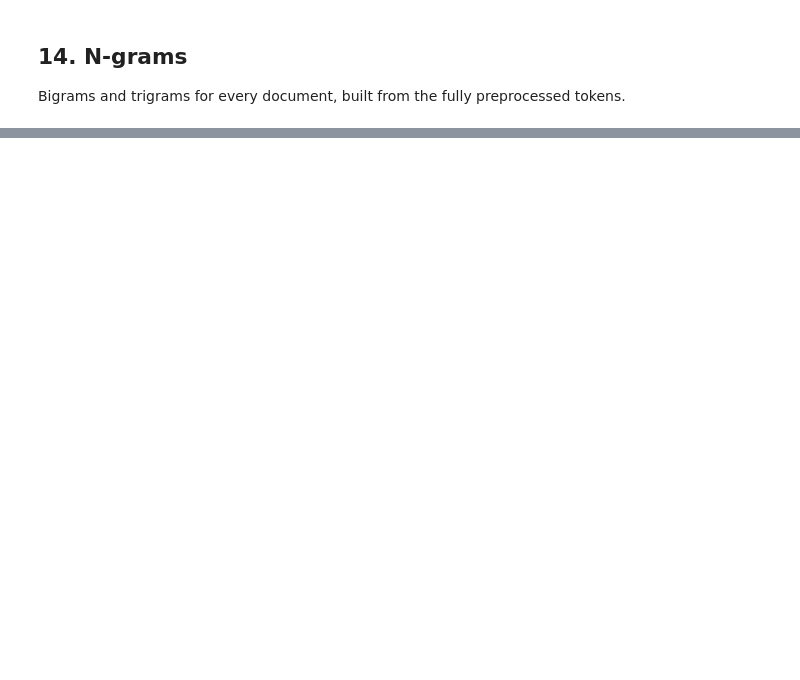
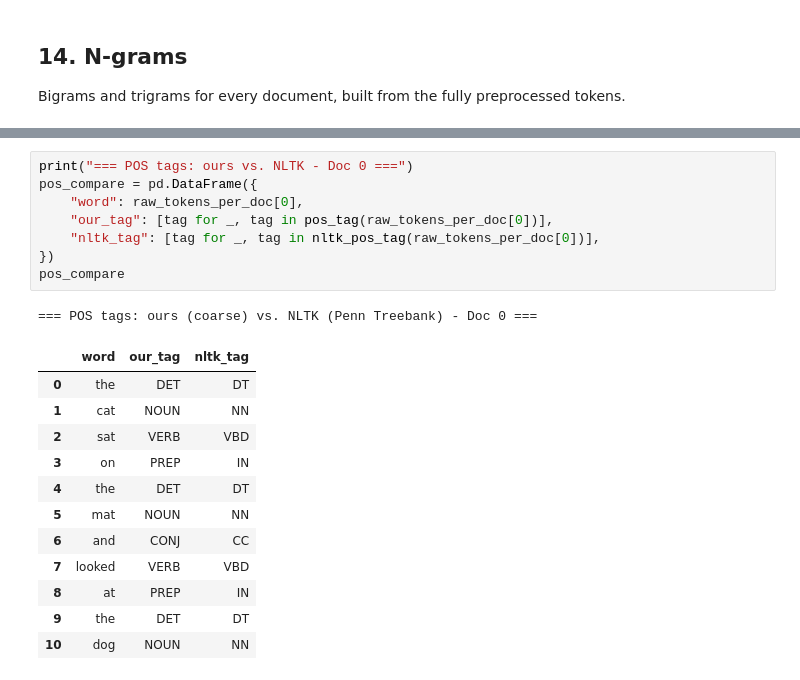
Before and after one commit to upahar-khatiwada/Feature-Extraction-in-Text, a Jupyter notebook: feature_extraction_demo.ipynb, the cells around one changed output, grey strips where cells are left out. Saved outputs shown, nothing was run; the diff lists cells and outputs as text; blank space fills up the shorter version.

```diff
--- a/feature_extraction_demo.ipynb
+++ b/feature_extraction_demo.ipynb
@@ -456,0 +535,22 @@ Doc 9
+# %%
+print("=== POS tags: ours vs. NLTK - Doc 0 ===")
+pos_compare = pd.DataFrame({
+    "word": raw_tokens_per_doc[0],
+    "our_tag": [tag for _, tag in pos_tag(raw_tokens_per_doc[0])],
+    "nltk_tag": [tag for _, tag in nltk_pos_tag(raw_tokens_per_doc[0])],
+})
+pos_compare
+# %% [output]
+=== POS tags: ours (coarse) vs. NLTK (Penn Treebank) - Doc 0 ===
+|  | word | our_tag | nltk_tag |
+| 0 | the | DET | DT |
+| 1 | cat | NOUN | NN |
+| 2 | sat | VERB | VBD |
+| 3 | on | PREP | IN |
+| 4 | the | DET | DT |
+| 5 | mat | NOUN | NN |
+| 6 | and | CONJ | CC |
+| 7 | looked | VERB | VBD |
+| 8 | at | PREP | IN |
+| 9 | the | DET | DT |
+| 10 | dog | NOUN | NN |
```
Also changed, not shown: parts of 19 cells of this notebook, 1 other file.
